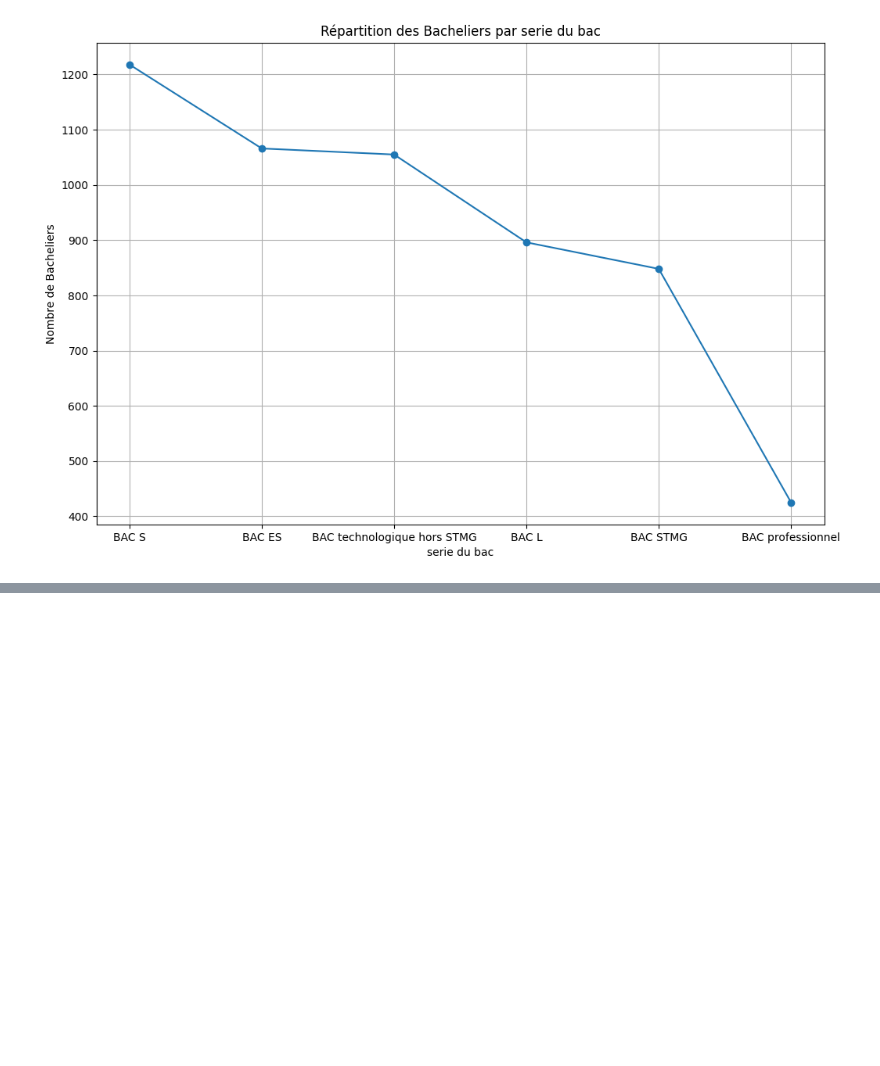
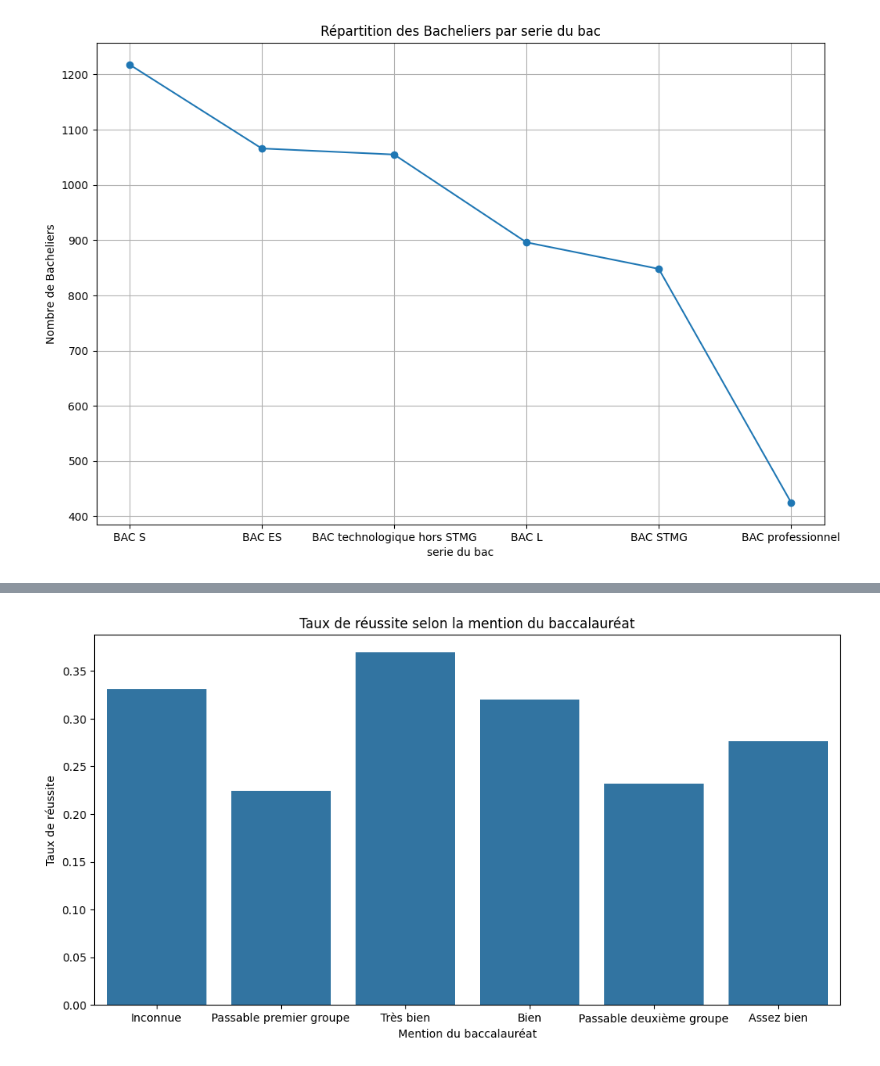
Before and after one commit to anaas-BD/projet-big-data, a Jupyter notebook: BDD_etude.ipynb, the cells around one changed output, grey strips where cells are left out. Saved outputs shown, nothing was run; the diff lists cells and outputs as text; code cells hidden in the pictures; blank space fills up the shorter version.

```diff
--- a/BDD_etude.ipynb
+++ b/BDD_etude.ipynb
@@ -162,0 +177,19 @@ plt.show()
+# %%
+"2. Impact de la mention du Bac sur les taux de réussite"
+
+
+# Calculer les taux de réussite selon la mention du bac
+mention_rates = df.groupBy("mention_bac_lib").agg((count(when(col("passage_en_l2") == 1, True)) / count("*")).alias("taux_de_reussite"))
+
+# Convertir en DataFrame Pandas pour visualisation
+mention_rates_pd = mention_rates.toPandas()
+
+# Visualiser les taux de réussite par mention du bac
+plt.figure(figsize=(12, 6))
+sns.barplot(x="mention_bac_lib", y="taux_de_reussite", data=mention_rates_pd)
+plt.title("Taux de réussite selon la mention du baccalauréat")
+plt.xlabel("Mention du baccalauréat")
+plt.ylabel("Taux de réussite")
+plt.show()
+# %% [output]
+[figure, added]
```
Also changed, not shown: parts of 14 cells of this notebook.
